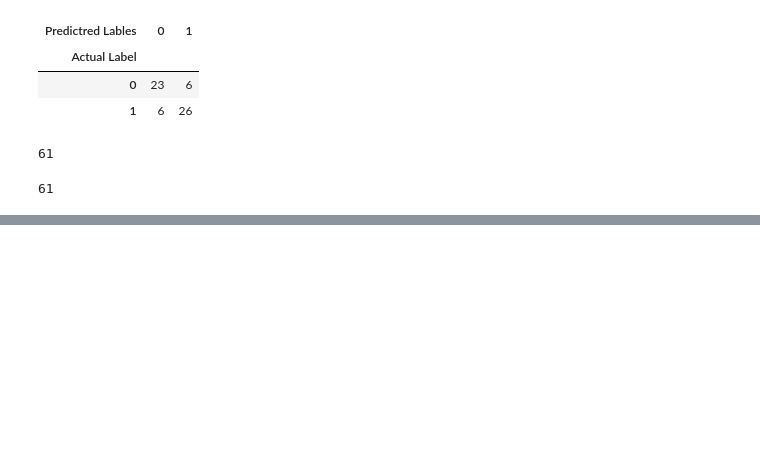
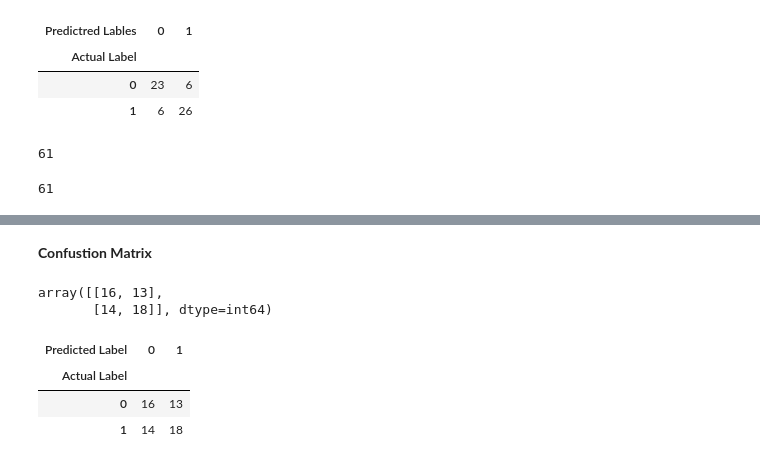
Before and after one commit to Pradipwasre/Machine-Learning, a Jupyter notebook: Scikit Learn/SciKIt_Learn.ipynb, the cells around one changed output, grey strips where cells are left out. Drawn from its saved outputs; the diff is of its cells as text; code cells hidden in the pictures; blank space fills up the shorter version.

```diff
--- a/Scikit Learn/SciKIt_Learn.ipynb
+++ b/Scikit Learn/SciKIt_Learn.ipynb
@@ -1337,0 +1338,21 @@ sns.heatmap(conf_mat)
+# %% [markdown]
+**Confustion Matrix**
+# %%
+# See here for sklearn confusion matrix
+from sklearn.metrics import confusion_matrix
+
+y_preds = clf.predict(X_text)
+
+confusion_matrix(y_test, y_preds)
+# %% [output]
+array([[16, 13],
+       [14, 18]], dtype=int64)
+# %%
+pd.crosstab(y_test,y_preds,
+            rownames=["Actual Label"],
+            colnames = ["Predicted Label"])
+# %% [output]
+| Predicted Label | 0 | 1 |
+| Actual Label |  |  |
+| 0 | 16 | 13 |
+| 1 | 14 | 18 |
```
Also changed, not shown: parts of 9 cells of this notebook.
